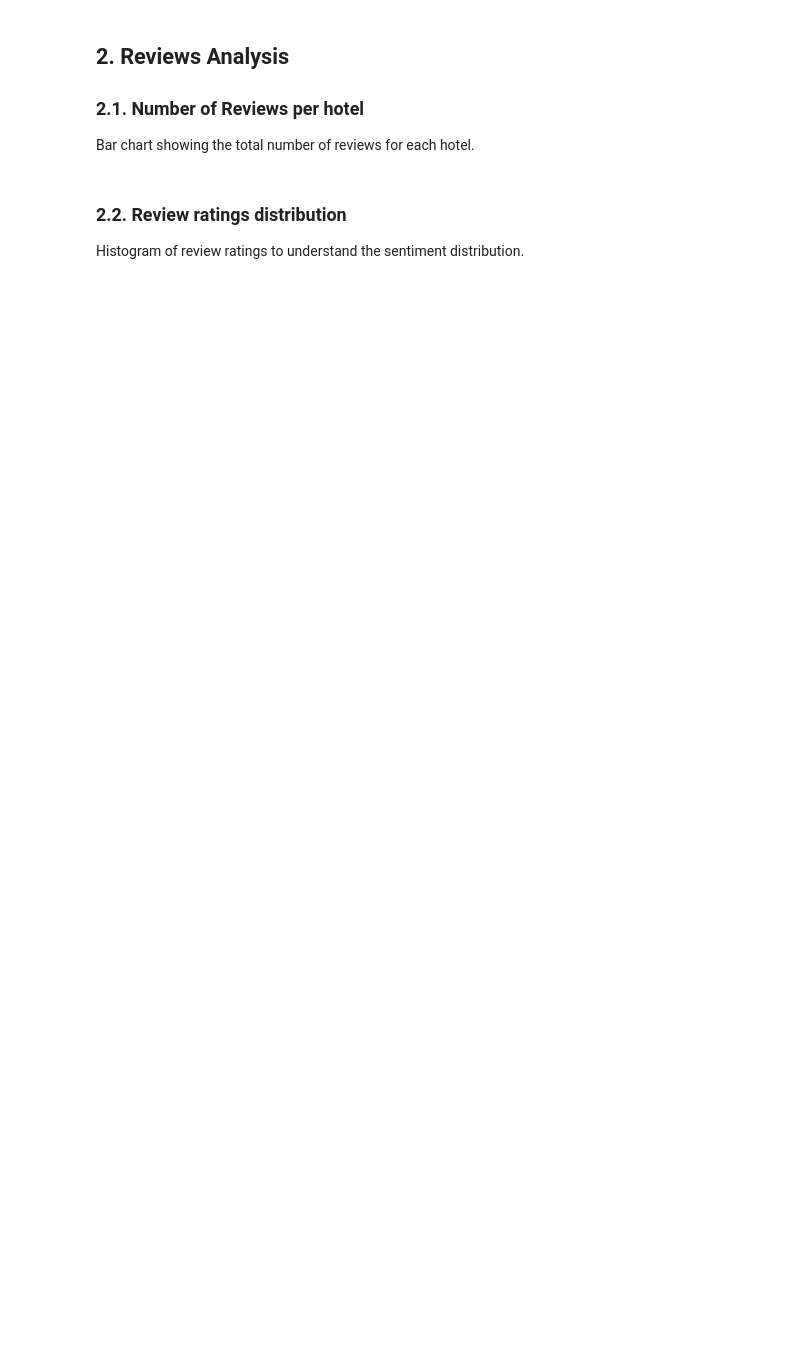
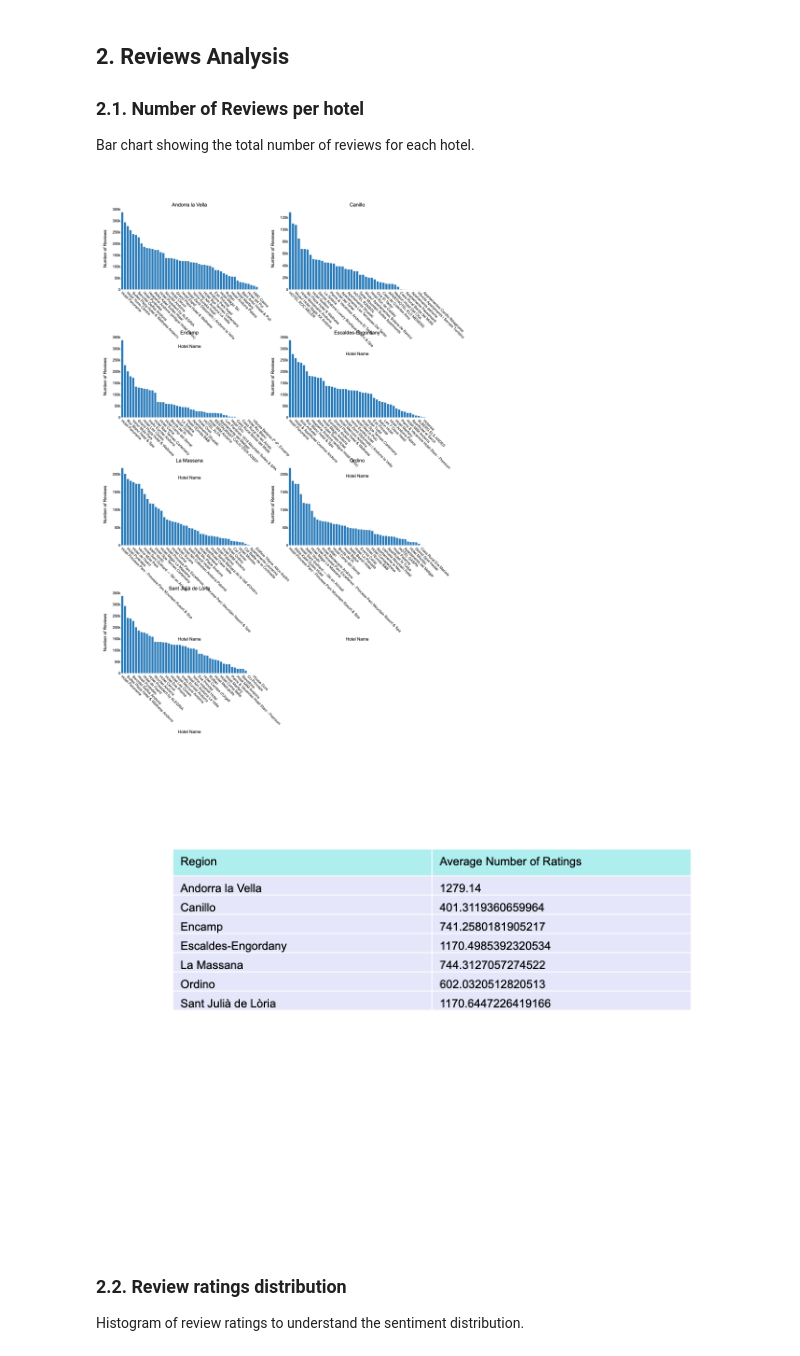
Before and after one commit to PromaChow/HotelRecommendationSystem, a Jupyter notebook: src/data_visualization.ipynb, the cells around one changed output. Saved outputs shown, nothing was run; the diff lists cells and outputs as text; code cells hidden in the pictures; blank space fills up the shorter version.

```diff
--- a/src/data_visualization.ipynb
+++ b/src/data_visualization.ipynb
@@ -196,7 +236,7 @@ fig_table = go.Figure(data=[go.Table(
 ])
 
 fig_table.update_layout(
-    title_text='Average Number of Ratings per Region',
+    # title_text='Average Number of Ratings per Region',
     title_x=0.5,
     font=dict(
         family="Arial, sans-serif",
@@ -206,7 +246,7 @@ fig_table.update_layout(
 )
 
 # Show the table
-fig_table.show()
+# fig_table.show()
 
 #  Get the list of regions
 regions = df['region'].unique()
@@ -222,35 +262,48 @@ for i, region in enumerate(regions):
     row = i // 2 + 1
     col = i % 2 + 1
 
     fig.add_trace(
         go.Bar(
             x=reviews_per_hotel.index,
             y=reviews_per_hotel.values,
             marker_color=color_palette[10],
             name=region
         ),
         row=row, col=col
     )
 
     fig.update_xaxes(title_text='Hotel Name', row=row, col=col, tickangle=45)
     fig.update_yaxes(title_text='Number of Reviews', row=row, col=col)
 
 # Update layout
 fig.update_layout(
     height=1800, width=1200,
-    title_text='Number of Reviews per Hotel by Region',
+    # title_text='Number of Reviews per Hotel by Region',
     showlegend=False,
     plot_bgcolor='rgba(0,0,0,0)',
     paper_bgcolor='rgba(0,0,0,0)',
     font=dict(
         family="Arial, sans-serif",
         size=12,
         color="#000000"
     )
 )
 
 # Show the plot
-fig.show()
+# fig.show()
+
+# Save the figure as a static image with transparent background
+pio.write_image(fig, '../plots/2_1_plot.png', scale=2, format='png', engine='kaleido')
+
+# Save the table as a static image with transparent background
+pio.write_image(fig_table, '../plots/2_1_table.png', scale=2, format='png', engine='kaleido')
+
+# Optionally, display the static images
+display(Image(filename='../plots/2_1_plot.png', width=800, height=600))
+display(Image(filename='../plots/2_1_table.png', width=800, height=600))
+# %% [output]
+[figure, added]
+[figure, added]
 # %% [markdown]
 ### 2.2. Review ratings distribution
 
```
Also changed, not shown: parts of 11 cells of this notebook, 3 other files.
